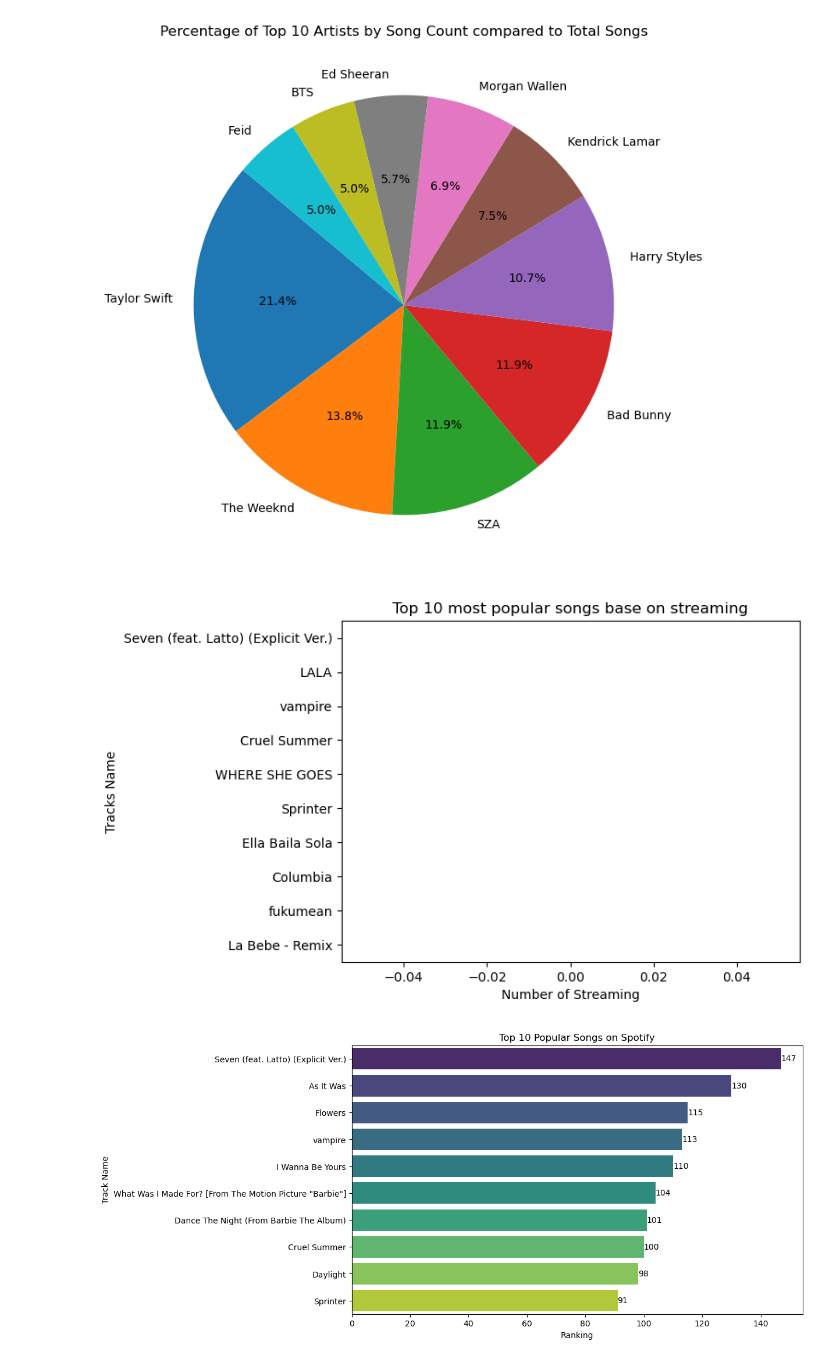
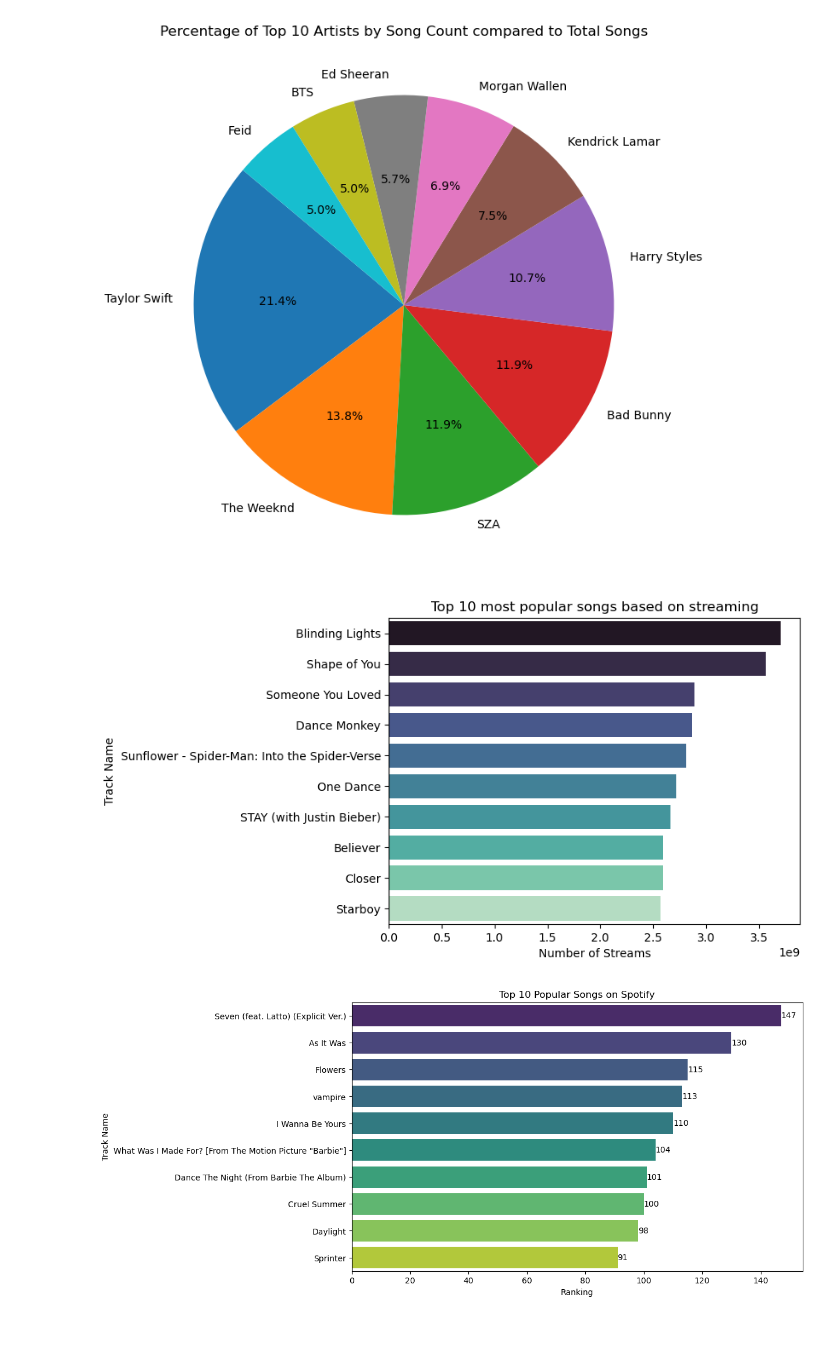
Before and after one commit to ngocmaj/PTDL, a Jupyter notebook: nhap.ipynb, the cells around one changed output. Drawn from its saved outputs; the diff is of its cells as text; code cells hidden in the pictures; blank space fills up the shorter version.

Commit message:
fix lỗi tìm bài hát trên streams

```diff
--- a/nhap.ipynb
+++ b/nhap.ipynb
@@ -6,7 +6,7 @@ import numpy as np
 import matplotlib.pyplot as plt
 import seaborn as sns
 # %%
-df = pd.read_csv('Spotify.csv', encoding = 'iso-8859-1')
+df = pd.read_csv('spotify-2023.csv', encoding = 'iso-8859-1')
 # %%
 df.head()
 # %% [output]
@@ -262,7 +262,7 @@ Name: count, dtype: int64
 df['streams'] = df['streams'].astype(str)
 
 # Loại bỏ dấu phẩy từ chuỗi
-df['streams'] = df['streams'].str.replace(',', '', '.')
+df['streams'] = df['streams'].str.replace(',', '')
 
 # Chuyển đổi thành số thực
 df['streams'] = df['streams'].astype(float)
@@ -323,14 +323,17 @@ plt.show()
 [figure]
 # %%
 # Top 10 most popular songs base on streaming
-top_10_songs = df.sort_values(by ='streams', ascending=False).head(10)
+# Sort the DataFrame by 'streams' column in descending order and select top 10
+top_10_songs = df.sort_values(by='streams', ascending=False).head(10)
+
+# Plot the barplot
 sns.barplot(x='streams', y='track_name', data=top_10_songs, palette='mako')
-plt.title('Top 10 most popular songs base on streaming')
-plt.xlabel('Number of Streaming')
-plt.ylabel('Tracks Name')
+plt.title('Top 10 most popular songs based on streaming')
+plt.xlabel('Number of Streams')
+plt.ylabel('Track Name')
 plt.show()
 # %% [output]
-[figure, old version]
+[figure, new version]
 # %%
 # Top 10 most popular songs in spotify
 top_10_sp = df.sort_values(by ='in_spotify_charts', ascending=False).head(10)
```
Also changed, not shown: parts of 15 cells of this notebook.
